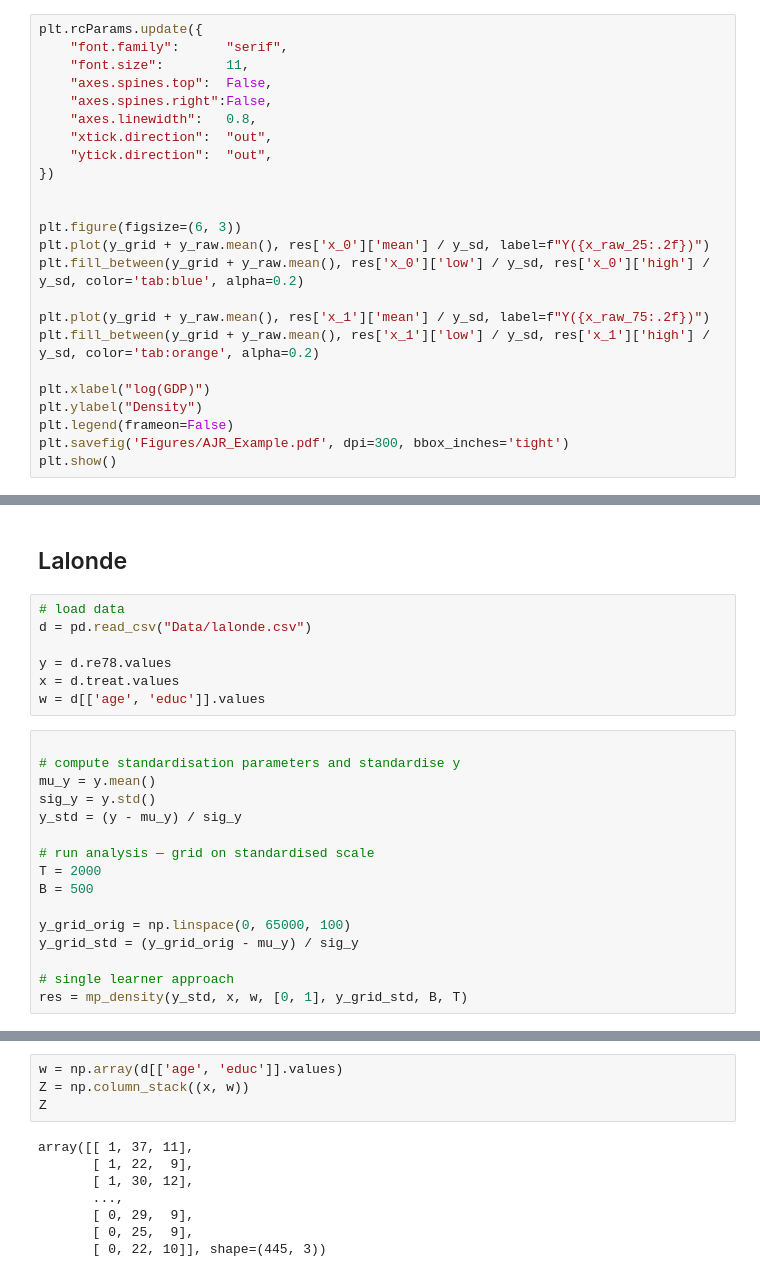
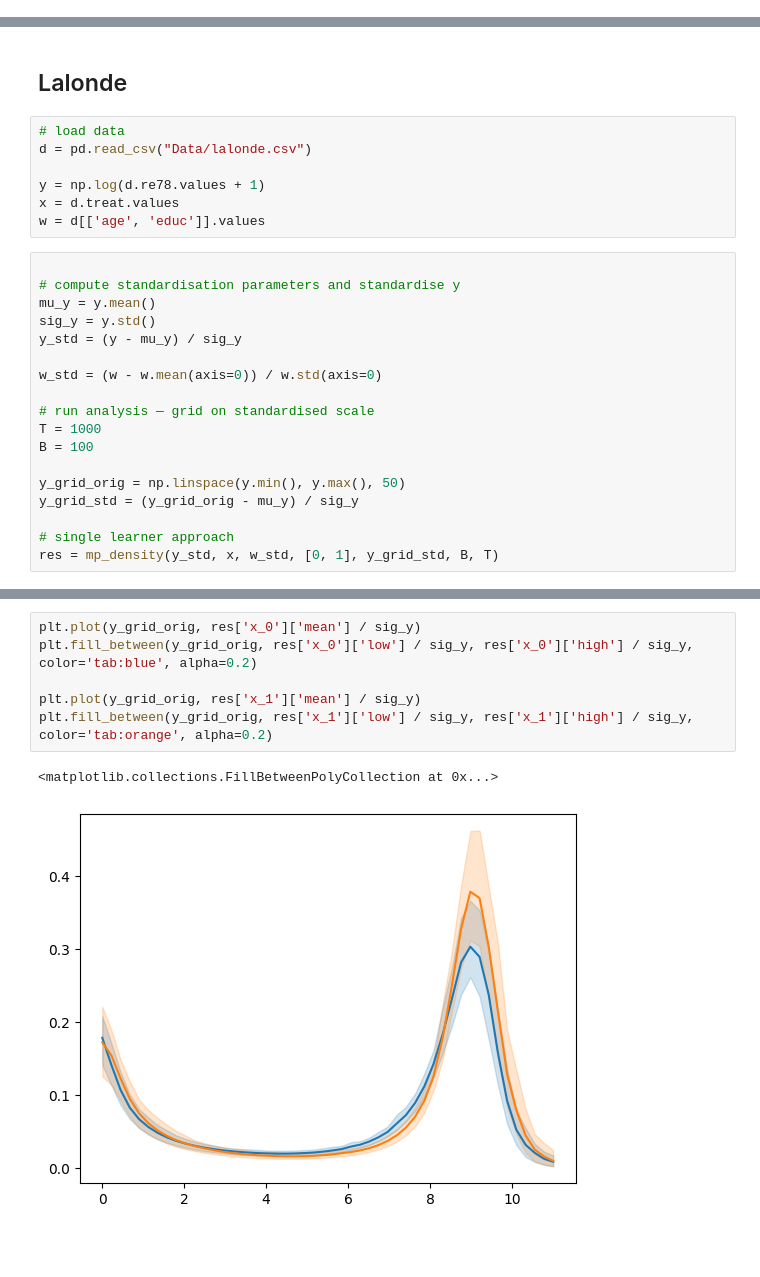
Before and after one commit to gregorsteiner/CausalMP, a Jupyter notebook: Real_Examples.ipynb, the cells around one changed output, grey strips where cells are left out. Cells and saved outputs as stored; diff of their text form; blank space fills up the shorter version.

```diff
--- a/Real_Examples.ipynb
+++ b/Real_Examples.ipynb
@@ -256,24 +191,0 @@ Predictive resampling time: 14.338s
-# %%
-plt.rcParams.update({
-    "font.family":      "serif",
-    "font.size":        11,
-    "axes.spines.top":  False,
-    "axes.spines.right":False,
-    "axes.linewidth":   0.8,
-    "xtick.direction":  "out",
-    "ytick.direction":  "out",
-})
-
-
-plt.figure(figsize=(6, 3))
-plt.plot(y_grid + y_raw.mean(), res['x_0']['mean'] / y_sd, label=f"Y({x_raw_25:.2f})")
-plt.fill_between(y_grid + y_raw.mean(), res['x_0']['low'] / y_sd, res['x_0']['high'] / y_sd, color='tab:blue', alpha=0.2)
-
-plt.plot(y_grid + y_raw.mean(), res['x_1']['mean'] / y_sd, label=f"Y({x_raw_75:.2f})")
-plt.fill_between(y_grid + y_raw.mean(), res['x_1']['low'] / y_sd, res['x_1']['high'] / y_sd, color='tab:orange', alpha=0.2)
-
-plt.xlabel("log(GDP)")
-plt.ylabel("Density")
-plt.legend(frameon=False)
-plt.savefig('Figures/AJR_Example.pdf', dpi=300, bbox_inches='tight')
-plt.show()
@@ -285,7 +195,7 @@ plt.show()
 # load data
 d = pd.read_csv("Data/lalonde.csv")
 
-y = d.re78.values
+y = np.log(d.re78.values + 1)
 x = d.treat.values
 w = d[['age', 'educ']].values
 # %%
@@ -295,14 +205,16 @@ mu_y = y.mean()
 sig_y = y.std()
 y_std = (y - mu_y) / sig_y
 
+w_std = (w - w.mean(axis=0)) / w.std(axis=0)
+
 # run analysis — grid on standardised scale
-T = 2000
-B = 500
+T = 1000
+B = 100
 
-y_grid_orig = np.linspace(0, 65000, 100)
+y_grid_orig = np.linspace(y.min(), y.max(), 50)
 y_grid_std = (y_grid_orig - mu_y) / sig_y
 
 # single learner approach
-res = mp_density(y_std, x, w, [0, 1], y_grid_std, B, T)
+res = mp_density(y_std, x, w_std, [0, 1], y_grid_std, B, T)
 # %% [output]
 Compiling...
@@ -328,12 +234,9 @@ NameError: name 'Enter' is not defined
-# %%
-w = np.array(d[['age', 'educ']].values)
-Z = np.column_stack((x, w))
-Z
-# %% [output]
-array([[ 1, 37, 11],
-       [ 1, 22,  9],
-       [ 1, 30, 12],
-       ...,
-       [ 0, 29,  9],
-       [ 0, 25,  9],
-       [ 0, 22, 10]], shape=(445, 3))
+# %%
+plt.plot(y_grid_orig, res['x_0']['mean'] / sig_y)
+plt.fill_between(y_grid_orig, res['x_0']['low'] / sig_y, res['x_0']['high'] / sig_y, color='tab:blue', alpha=0.2)
+
+plt.plot(y_grid_orig, res['x_1']['mean'] / sig_y)
+plt.fill_between(y_grid_orig, res['x_1']['low'] / sig_y, res['x_1']['high'] / sig_y, color='tab:orange', alpha=0.2)
+# %% [output]
+<matplotlib.collections.FillBetweenPolyCollection at 0x...>
+[figure, added]
```
Also changed, not shown: parts of 6 cells of this notebook, 2 other files.
